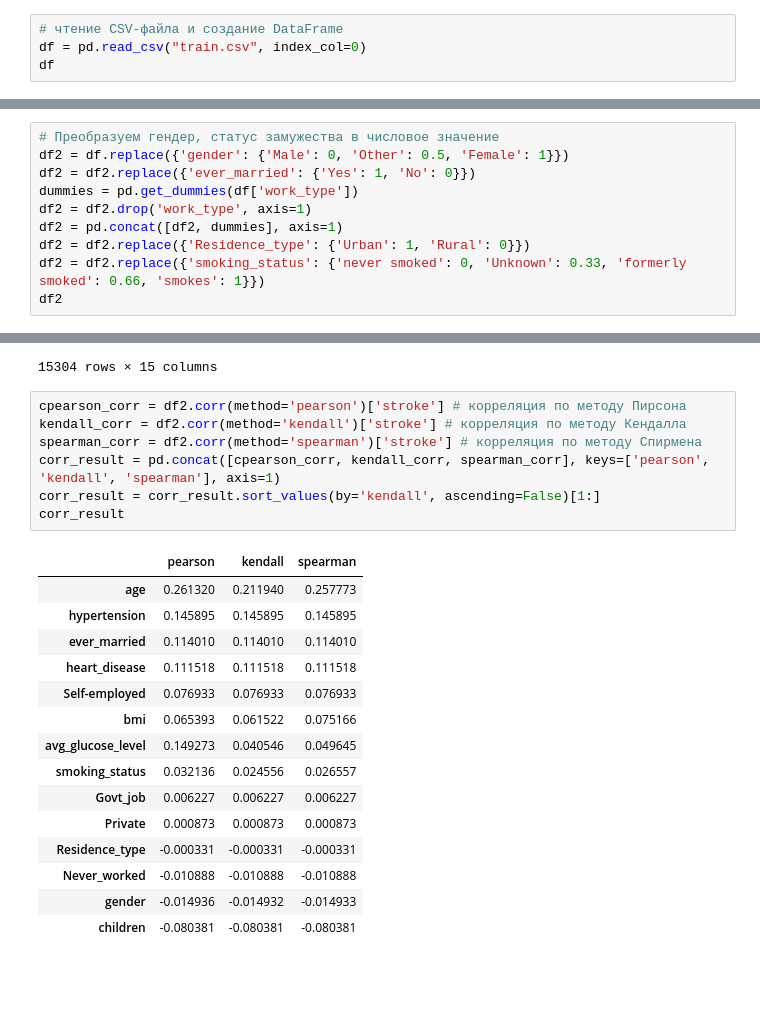
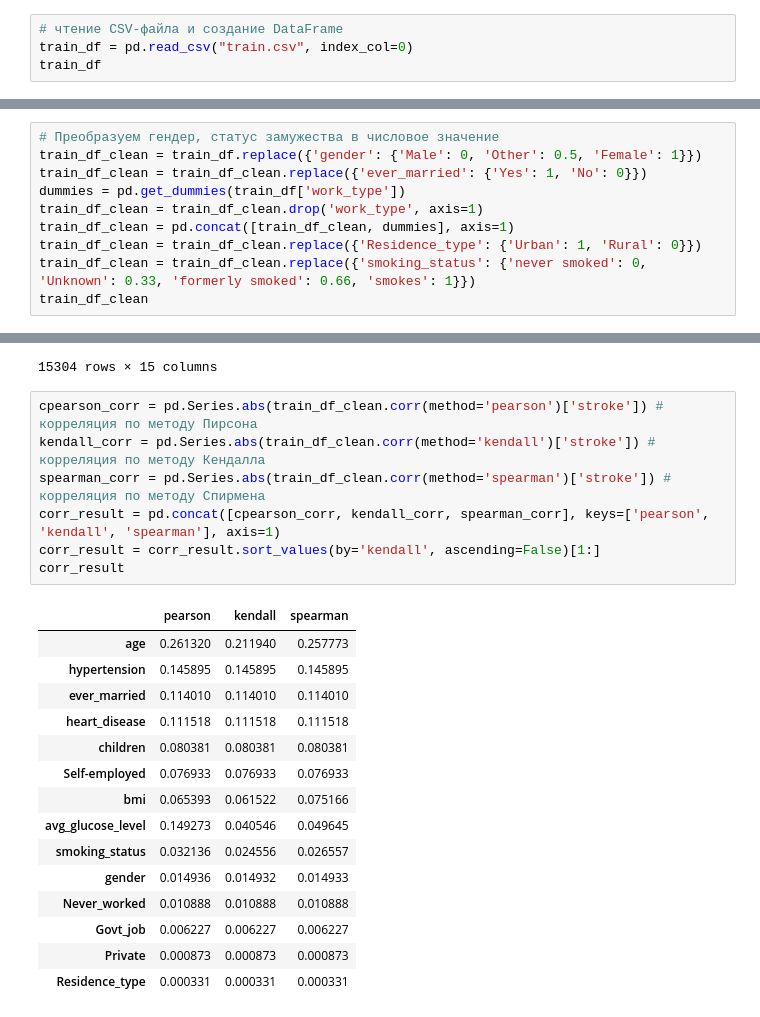
Before and after one commit to IlyaIIS/python-ML-stroke-prediction, a Jupyter notebook: MLProject.ipynb, the cells around one changed output, grey strips where cells are left out. Drawn from its saved outputs; the diff is of its cells as text; blank space fills up the shorter version.

```diff
--- a/MLProject.ipynb
+++ b/MLProject.ipynb
@@ -4,7 +9,7 @@ from scipy.stats import normaltest
 # %%
 # чтение CSV-файла и создание DataFrame
-df = pd.read_csv("train.csv", index_col=0)
-df
+train_df = pd.read_csv("train.csv", index_col=0)
+train_df
 # %% [output]
 |  | gender | age | hypertension | heart_disease | ever_married | work_type | Residence_type | ... |
 | id |  |  |  |  |  |  |  | ... |
@@ -23,13 +43,13 @@ df
 # %%
 # Преобразуем гендер, статус замужества в числовое значение
-df2 = df.replace({'gender': {'Male': 0, 'Other': 0.5, 'Female': 1}})
-df2 = df2.replace({'ever_married': {'Yes': 1, 'No': 0}})
-dummies = pd.get_dummies(df['work_type'])
-df2 = df2.drop('work_type', axis=1)
-df2 = pd.concat([df2, dummies], axis=1)
-df2 = df2.replace({'Residence_type': {'Urban': 1, 'Rural': 0}})
-df2 = df2.replace({'smoking_status': {'never smoked': 0, 'Unknown': 0.33, 'formerly smoked': 0.66, 'smokes': 1}})
-df2
+train_df_clean = train_df.replace({'gender': {'Male': 0, 'Other': 0.5, 'Female': 1}})
+train_df_clean = train_df_clean.replace({'ever_married': {'Yes': 1, 'No': 0}})
+dummies = pd.get_dummies(train_df['work_type'])
+train_df_clean = train_df_clean.drop('work_type', axis=1)
+train_df_clean = pd.concat([train_df_clean, dummies], axis=1)
+train_df_clean = train_df_clean.replace({'Residence_type': {'Urban': 1, 'Rural': 0}})
+train_df_clean = train_df_clean.replace({'smoking_status': {'never smoked': 0, 'Unknown': 0.33, 'formerly smoked': 0.66, 'smokes': 1}})
+train_df_clean
 # %% [output]
 |  | gender | age | hypertension | heart_disease | ever_married | Residence_type | avg_glucose_level | ... |
 | id |  |  |  |  |  |  |  | ... |
@@ -46,28 +66,28 @@ df2
 | 15303 | 1.0 | 14.0 | 0 | 0 | 0 | 0 | 85.12 | ... |
 15304 rows × 15 columns
 # %%
-cpearson_corr = df2.corr(method='pearson')['stroke'] # корреляция по методу Пирсона
-kendall_corr = df2.corr(method='kendall')['stroke'] # корреляция по методу Кендалла
-spearman_corr = df2.corr(method='spearman')['stroke'] # корреляция по методу Спирмена
+cpearson_corr = pd.Series.abs(train_df_clean.corr(method='pearson')['stroke']) # корреляция по методу Пирсона
+kendall_corr = pd.Series.abs(train_df_clean.corr(method='kendall')['stroke']) # корреляция по методу Кендалла
+spearman_corr = pd.Series.abs(train_df_clean.corr(method='spearman')['stroke']) # корреляция по методу Спирмена
 corr_result = pd.concat([cpearson_corr, kendall_corr, spearman_corr], keys=['pearson', 'kendall', 'spearman'], axis=1)
 corr_result = corr_result.sort_values(by='kendall', ascending=False)[1:]
 corr_result
 # %% [output]
 |  | pearson | kendall | spearman |
 | age | 0.261320 | 0.211940 | 0.257773 |
 | hypertension | 0.145895 | 0.145895 | 0.145895 |
 | ever_married | 0.114010 | 0.114010 | 0.114010 |
 | heart_disease | 0.111518 | 0.111518 | 0.111518 |
+| children | 0.080381 | 0.080381 | 0.080381 |
 | Self-employed | 0.076933 | 0.076933 | 0.076933 |
 | bmi | 0.065393 | 0.061522 | 0.075166 |
 | avg_glucose_level | 0.149273 | 0.040546 | 0.049645 |
 | smoking_status | 0.032136 | 0.024556 | 0.026557 |
+| gender | 0.014936 | 0.014932 | 0.014933 |
+| Never_worked | 0.010888 | 0.010888 | 0.010888 |
 | Govt_job | 0.006227 | 0.006227 | 0.006227 |
 | Private | 0.000873 | 0.000873 | 0.000873 |
-| Residence_type | -0.000331 | -0.000331 | -0.000331 |
-| Never_worked | -0.010888 | -0.010888 | -0.010888 |
-| gender | -0.014936 | -0.014932 | -0.014933 |
-| children | -0.080381 | -0.080381 | -0.080381 |
+| Residence_type | 0.000331 | 0.000331 | 0.000331 |
 # %%
 # Проверка на наличие нормального распределения
 columns_new = []
```
Also changed, not shown: parts of 21 cells of this notebook.
